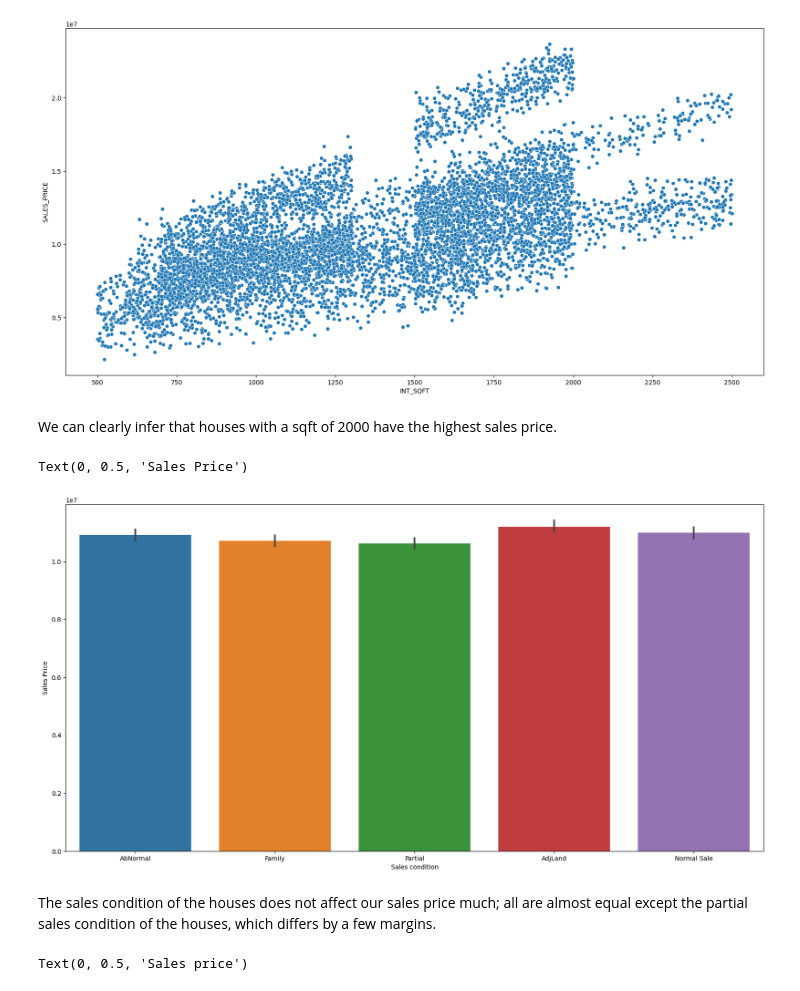
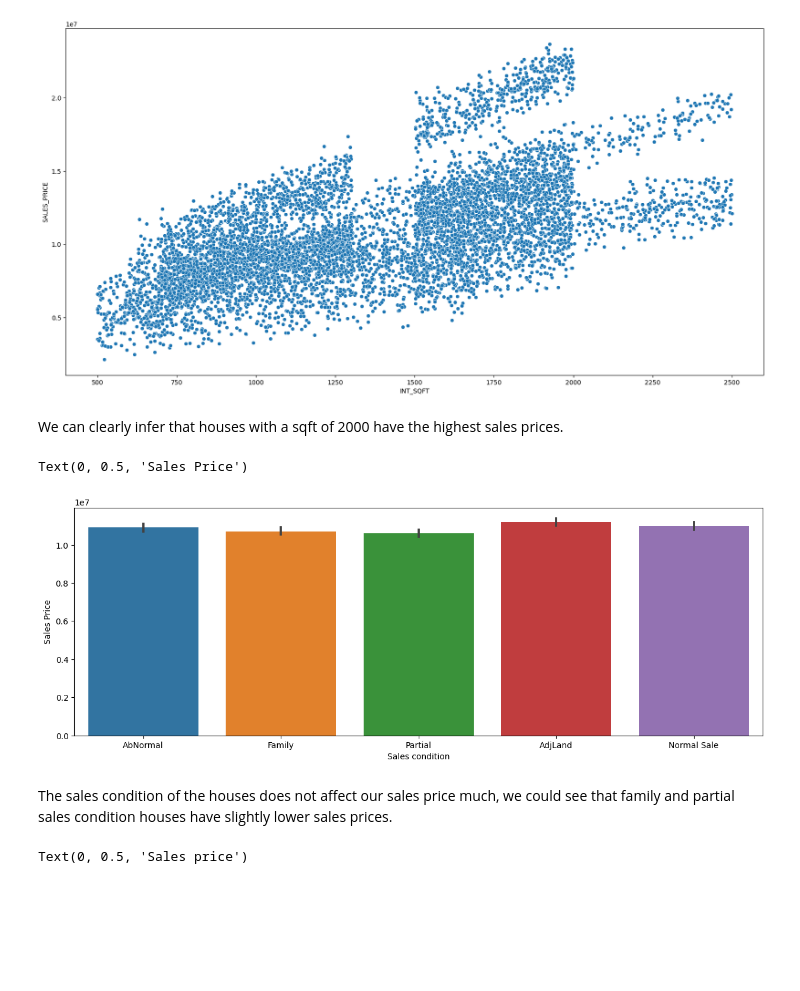
Before and after one commit to Rajadurai-CSE/Chennai_House_Price_Prediction, a Jupyter notebook: chennaihousepriceprediction.ipynb, the cells around one changed output. Saved outputs shown, nothing was run; the diff lists cells and outputs as text; code cells hidden in the pictures; blank space fills up the shorter version.

```diff
--- a/chennaihousepriceprediction.ipynb
+++ b/chennaihousepriceprediction.ipynb
@@ -88,3 +89,5 @@ array(['Karapakkam', 'Anna Nagar', 'Adyar', 'Velachery', 'Chrompet',
 area = {'Chrompt':'Chrompet','Chormpet':'Chrompet','Chrmpet':'Chrompet','TNagar':'T Nagar','Ana Nagar':'Anna Nagar',
         'Karapakam':'Karapakkam','Ann Nagar':'Anna Nagar','Velchery':'Velachery','KKNagar':'KK Nagar','Adyr':'Adyar','Adayar':'Adyar'}
 df.AREA = df.AREA.replace(area)
+# %%
+df['Property_age'] = pd.DatetimeIndex(df['DATE_SALE']).year - pd.DatetimeIndex(df['DATE_BUILD']).year
@@ -135,22 +185,21 @@ sns.scatterplot(x = df['INT_SQFT'],y = df['SALES_PRICE'])
 <Axes: xlabel='INT_SQFT', ylabel='SALES_PRICE'>
 [figure]
 # %% [markdown]
-<p>We can clearly infer that houses with a sqft of 2000 have the highest sales price.</p>
+<p>We can clearly infer that houses with a sqft of 2000 have the highest sales prices.</p>
 # %%
-import warnings
-warnings.filterwarnings('ignore')
-to_replace = {'Ab Normal': 'AbNormal', 'Adj Land': 'AdjLand', 'Partiall': 'Partial','PartiaLl':'Partial'}
-df['SALE_COND'].replace(to_replace, inplace=True)
+# import warnings
+# warnings.filterwarnings('ignore')
 
-plt.figure(figsize=(20,10))
+
+plt.figure(figsize=(15,5))
 sns.barplot(x=df['SALE_COND'],y=df['SALES_PRICE'])
 plt.xlabel("Sales condition")
 plt.ylabel("Sales Price")
 # %% [output]
 Text(0, 0.5, 'Sales Price')
-[figure, old version]
+[figure, new version]
 # %% [markdown]
-<p>The sales condition of the houses does not affect our sales price much; all are almost equal except the partial sales condition of the houses, which differs by a few margins. </p>
+<p>The sales condition of the houses does not affect our sales price much, we could see that family and partial sales condition houses have slightly lower sales prices. </p>
 # %%
 sns.barplot(x = df['N_ROOM'], y = df['SALES_PRICE'])
 plt.xlabel("No of Room")
```
Also changed, not shown: parts of 77 cells of this notebook.
